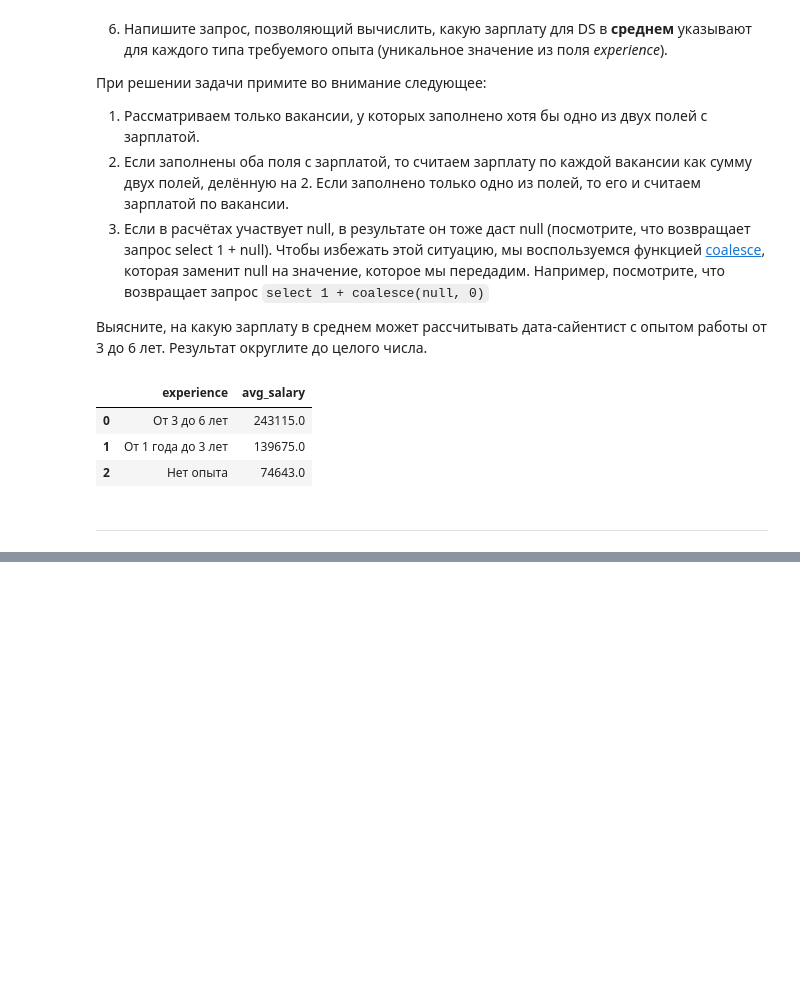
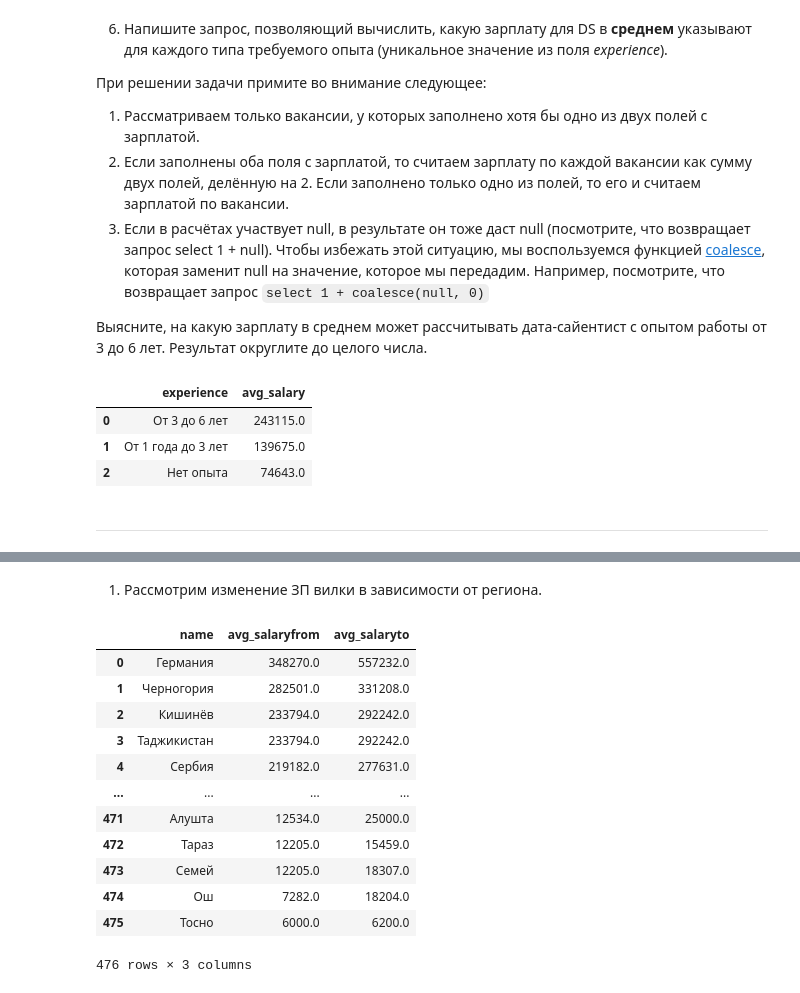
Before and after one commit to Daria26g/SF-HW, a Jupyter notebook: Project_2/Project_2_SQL_resume.ipynb, the cells around one changed output, grey strips where cells are left out. Cells and saved outputs as stored; diff of their text form; code cells hidden in the pictures; blank space fills up the shorter version.

```diff
--- a/Project_2/Project_2_SQL_resume.ipynb
+++ b/Project_2/Project_2_SQL_resume.ipynb
@@ -703,0 +719,34 @@ display(df_6_6)
+# %% [markdown]
+1. Рассмотрим изменение ЗП вилки в зависимости от региона.
+# %%
+# текст запроса
+query = f'''
+select
+  a.name,
+  round(avg(v.salary_from)) avg_salaryfrom, --среднее значение нижней границы зарплаты
+  round(avg(v.salary_to)) avg_salaryto --среднее значение верхней границы зарплаты
+from VACANCIES v --таблица с вакансиями
+join AREAS a on v.area_id = a.id
+where v.salary_from is not null and v.salary_to is not null
+group by a.name
+order by 2 desc
+'''
+# %%
+# результат запроса
+df = pd.read_sql_query(query, connection)
+#выводим DF на экран
+display(df)
+# %% [output]
+|  | name | avg_salaryfrom | avg_salaryto |
+| 0 | Германия | 348270.0 | 557232.0 |
+| 1 | Черногория | 282501.0 | 331208.0 |
+| 2 | Кишинёв | 233794.0 | 292242.0 |
+| 3 | Таджикистан | 233794.0 | 292242.0 |
+| 4 | Сербия | 219182.0 | 277631.0 |
+| ... | ... | ... | ... |
+| 471 | Алушта | 12534.0 | 25000.0 |
+| 472 | Тараз | 12205.0 | 15459.0 |
+| 473 | Семей | 12205.0 | 18307.0 |
+| 474 | Ош | 7282.0 | 18204.0 |
+| 475 | Тосно | 6000.0 | 6200.0 |
+476 rows × 3 columns
```
Also changed, not shown: parts of 23 cells of this notebook, 1 other file.
